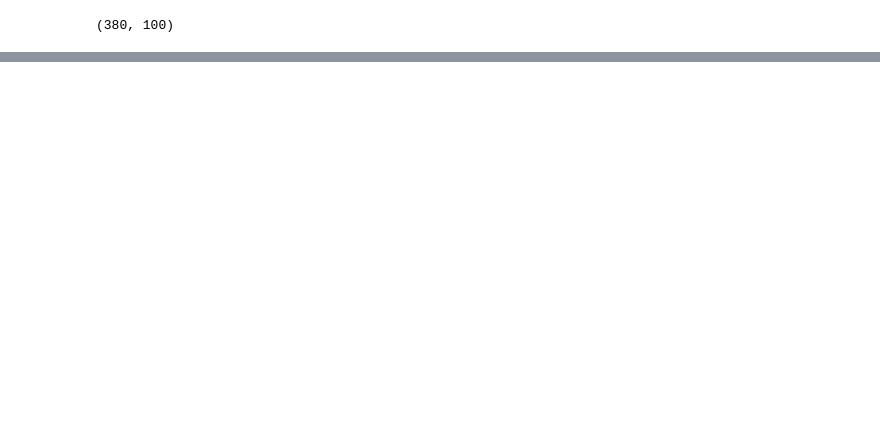
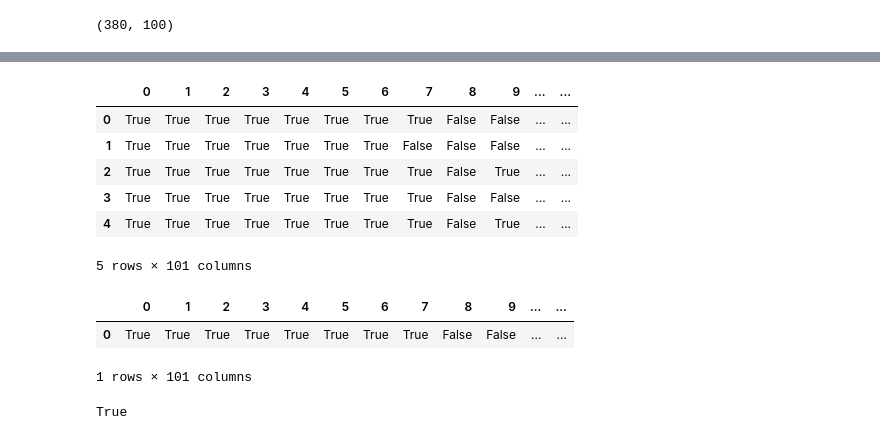
Before and after one commit to naiieandrade/tcc-studies, a Jupyter notebook: dirichlet-distribution.ipynb, the cells around one changed output, grey strips where cells are left out. Saved outputs shown, nothing was run; the diff lists cells and outputs as text; code cells hidden in the pictures; blank space fills up the shorter version.

```diff
--- a/dirichlet-distribution.ipynb
+++ b/dirichlet-distribution.ipynb
@@ -368,0 +429,26 @@ plt.scatter(*pca.T, c=color_votes, edgecolor='', alpha=0.5)
+# %%
+df3 = pd.DataFrame(votes3)
+df3['category'] = 3
+# %%
+df4 = pd.DataFrame(votes4)
+df4['category'] = 4
+# %%
+frames = [df1, df2, df3, df4]
+# %%
+df = pd.concat(frames)
+# %%
+df.head()
+# %% [output]
+|  | 0 | 1 | 2 | 3 | 4 | 5 | 6 | 7 | 8 | 9 | ... | ... |
+| 0 | True | True | True | True | True | True | True | True | False | False | ... | ... |
+| 1 | True | True | True | True | True | True | True | False | False | False | ... | ... |
+| 2 | True | True | True | True | True | True | True | True | False | True | ... | ... |
+| 3 | True | True | True | True | True | True | True | True | False | False | ... | ... |
+| 4 | True | True | True | True | True | True | True | True | False | True | ... | ... |
+5 rows × 101 columns
+# %%
+df[0:1]
+# %% [output]
+|  | 0 | 1 | 2 | 3 | 4 | 5 | 6 | 7 | 8 | 9 | ... | ... |
+| 0 | True | True | True | True | True | True | True | True | False | False | ... | ... |
+1 rows × 101 columns
@@ -368,0 +457,4 @@ plt.scatter(*pca.T, c=color_votes, edgecolor='', alpha=0.5)
+# %%
+df[0][1]
+# %% [output]
+True
```
Also changed, not shown: parts of 75 cells of this notebook.
